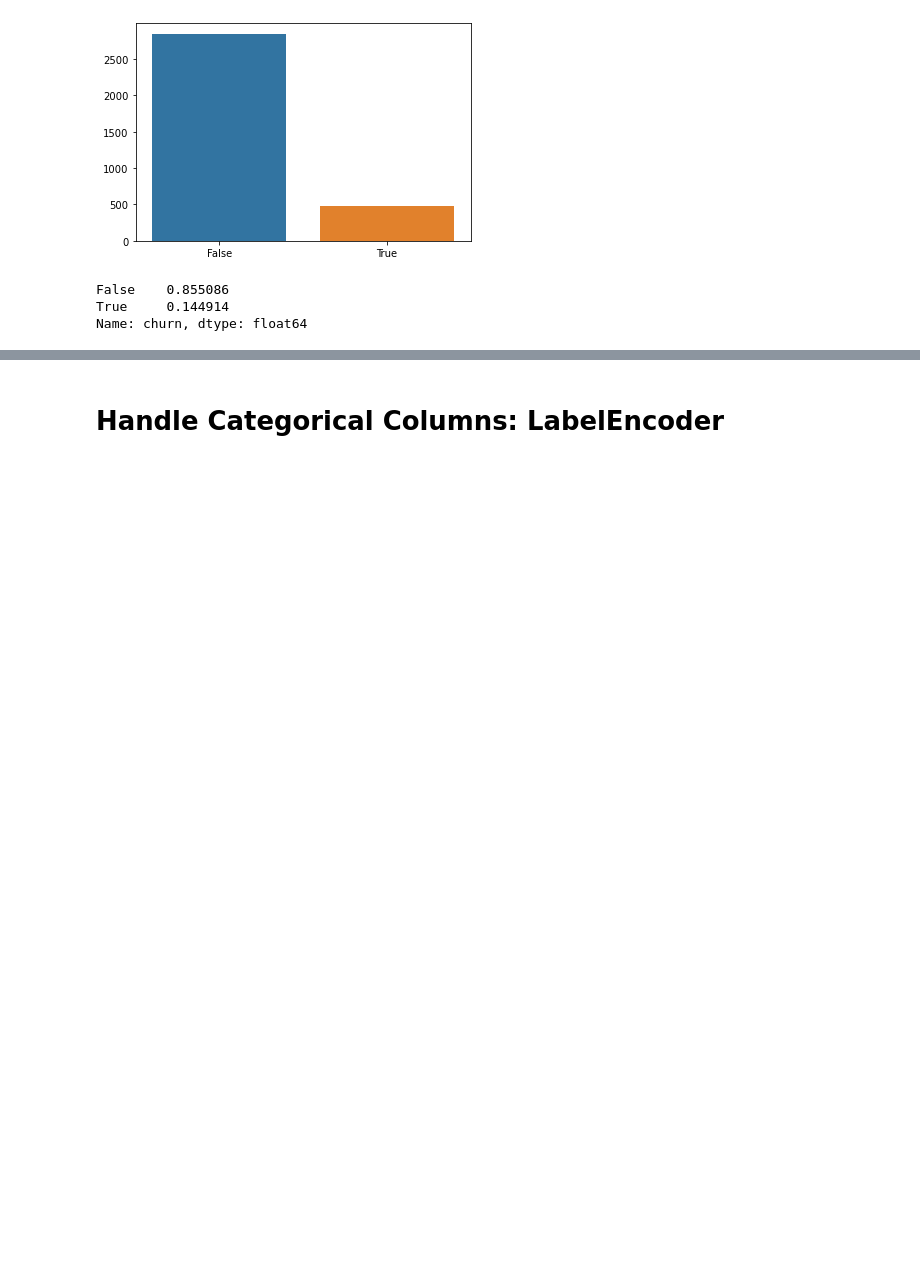
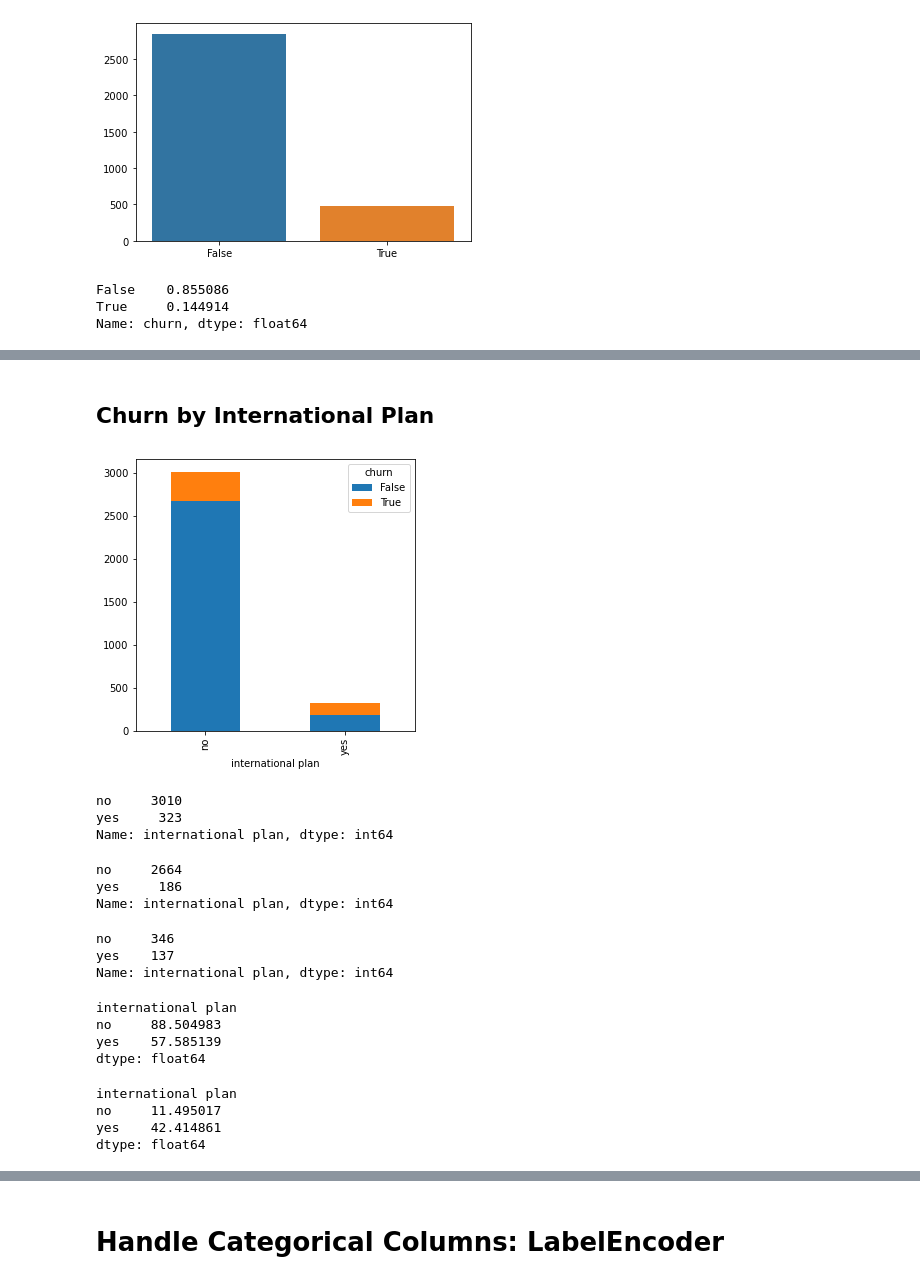
Before and after one commit to alvarodriguez95/Churn-in-Telecom, a Jupyter notebook: Alvaros Code.ipynb, the cells around one changed output, grey strips where cells are left out. Drawn from its saved outputs; the diff is of its cells as text; code cells hidden in the pictures; blank space fills up the shorter version.

```diff
--- a/Alvaros Code.ipynb
+++ b/Alvaros Code.ipynb
@@ -93,0 +216,24 @@ Name: churn, dtype: float64
+# %% [markdown]
+## Churn by International Plan
+# %%
+df.groupby(["international plan", "churn"]).size().unstack().plot(kind='bar', stacked=True, figsize=(5,5));
+# %% [output]
+[figure, added]
+# %%
+df['international plan'].value_counts()
+# %% [output]
+no     3010
+yes     323
+Name: international plan, dtype: int64
+# %%
+df.loc[df['churn'] == False, 'international plan'].value_counts()
+# %% [output]
+no     2664
+yes     186
+Name: international plan, dtype: int64
+# %%
+df.loc[df['churn'] == True, 'international plan'].value_counts()
+# %% [output]
+no     346
+yes    137
+Name: international plan, dtype: int64
@@ -93,0 +244,14 @@ Name: churn, dtype: float64
+# %%
+percent_not_churn_by_ip
+# %% [output]
+international plan
+no     88.504983
+yes    57.585139
+dtype: float64
+# %%
+percent_churn_by_ip
+# %% [output]
+international plan
+no     11.495017
+yes    42.414861
+dtype: float64
```
Also changed, not shown: parts of 93 cells of this notebook.
